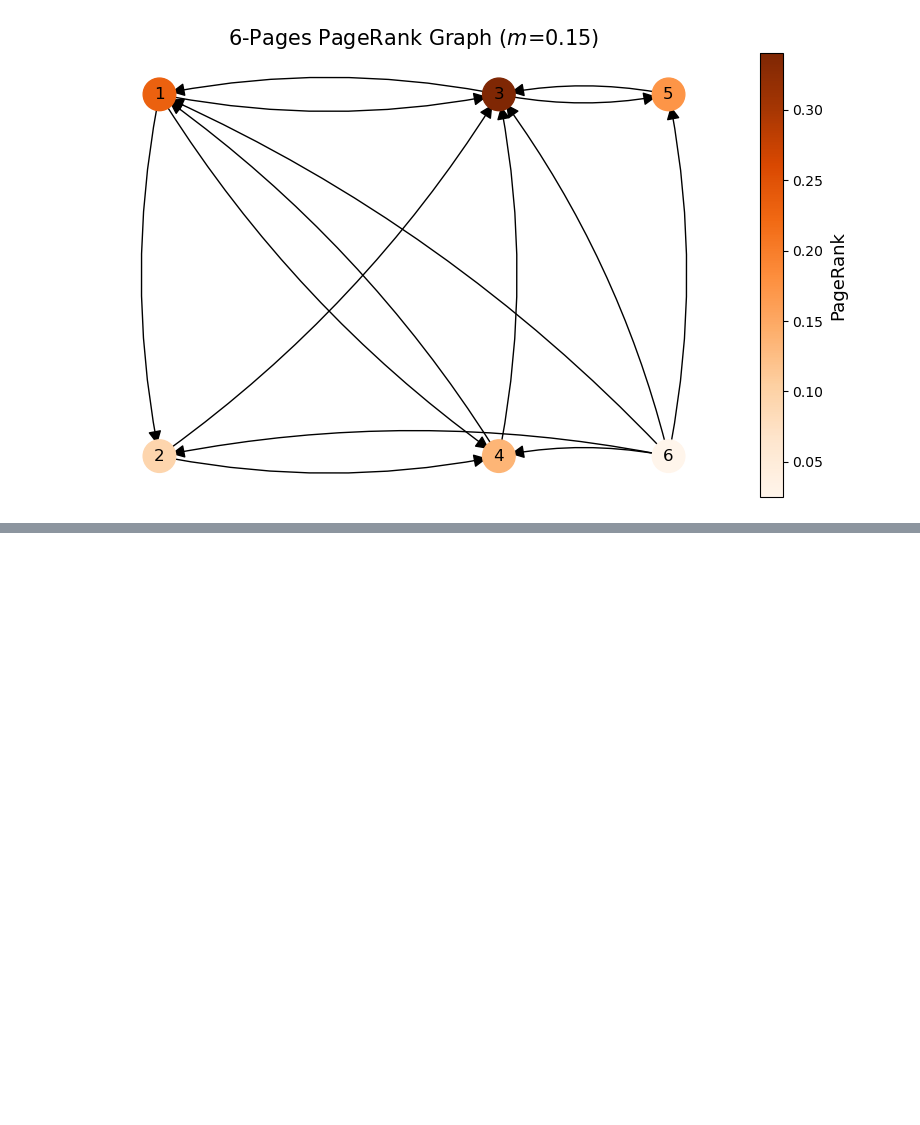
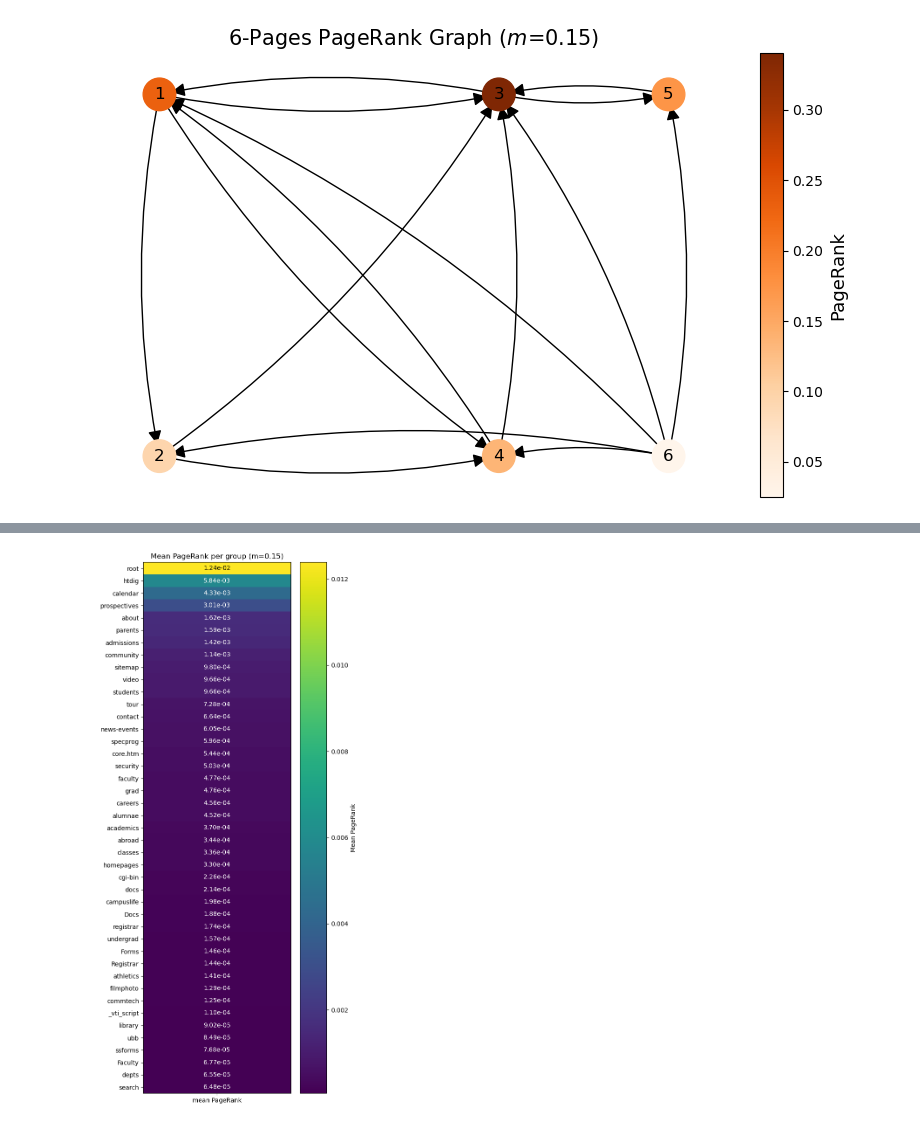
Before and after one commit to giorgiozoccatelli/ComputationalLinearAlgebra, a Jupyter notebook: PageRank/es11.ipynb, the cells around one changed output, grey strips where cells are left out. Drawn from its saved outputs; the diff is of its cells as text; code cells hidden in the pictures; blank space fills up the shorter version.

```diff
--- a/PageRank/es11.ipynb
+++ b/PageRank/es11.ipynb
@@ -454,0 +582,36 @@ plt.show()
+# %%
+def extract_group(url):
+    parts = url.split('/')
+    if len(parts) > 3 and parts[3]:
+        return parts[3]
+    else:
+        return "root"
+
+def plot_group_pagerank_heatmap(A, url_map_clean, m=0.15):
+    M, v0 = compute_M_matrix(A, m)
+    v, _, _ = pagerank_power_method_classic(M, v0)
+    v = np.asarray(v).reshape(-1)
+
+    df = url_map_clean.copy()
+    df["pagerank"] = v
+    if "group" not in df.columns:
+        df["group"] = df["url"].apply(extract_group)
+
+    group_mean = df.groupby("group")["pagerank"].mean().sort_values(ascending=False)
+    groups = group_mean.index.tolist()
+    values = group_mean.values
+
+    plt.figure(figsize=(6, max(3, 0.3*len(groups))))
+    im = plt.imshow(values.reshape(-1, 1), cmap='viridis', aspect='auto')
+    plt.colorbar(im, label="Mean PageRank")
+    plt.yticks(range(len(groups)), groups)
+    plt.xticks([0], ["mean PageRank"])
+    for i, val in enumerate(values):
+        plt.text(0, i, f"{val:.2e}", ha='center', va='center', color='white' if val < values.max()/2 else 'black')
+    plt.title(f"Mean PageRank per group (m={m:.2f})")
+    plt.tight_layout()
+    plt.show()
+
+plot_group_pagerank_heatmap(A, url_map_clean, m=0.15)
+# %% [output]
+[figure, added]
```
Also changed, not shown: parts of 6 cells of this notebook, 1 other file.
